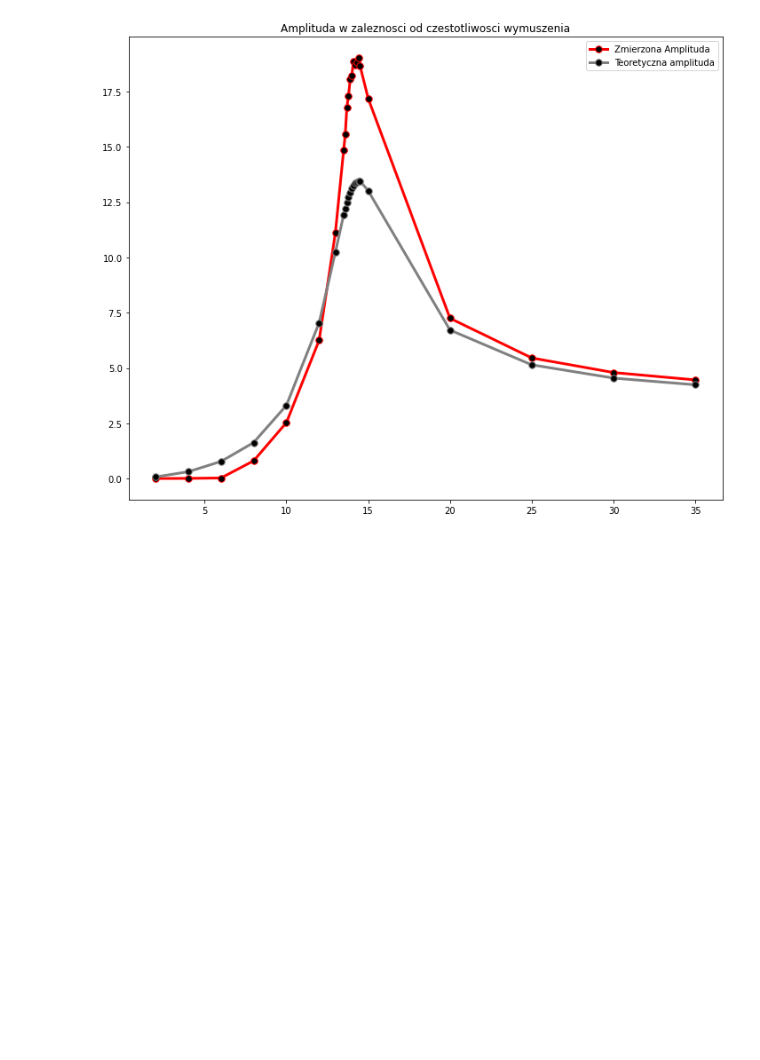
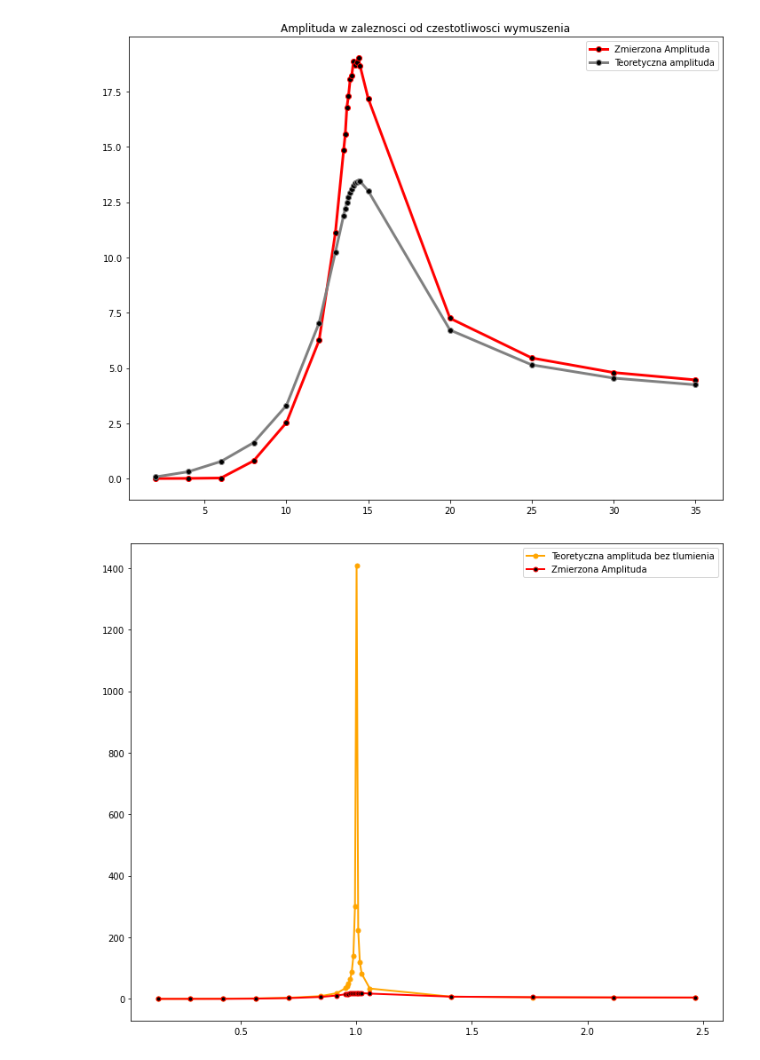
Before and after one commit to NotSirius-A/mechanika, a Jupyter notebook: mechanika.ipynb, the cells around one changed output. Saved outputs shown, nothing was run; the diff lists cells and outputs as text; code cells hidden in the pictures; blank space fills up the shorter version.

```diff
--- a/mechanika.ipynb
+++ b/mechanika.ipynb
@@ -70,7 +63,7 @@ amplitudy_abs
 fig, ax = plt.subplots()
 ax.clear()
 x = df_swobodne["Czas"]
-y = [round(log(i),3) for i in amplitudy_abs]
+y = [round(log(i),3) for i in df_swobodne["Amplituda"]]
 ax.plot(x, y, color='grey', linewidth=3, marker=".", markersize=15, markerfacecolor='red', label="Zmierzona amplituda")
 plt.rcParams['figure.figsize'] = [10, 8]
 plt.rcParams["figure.autolayout"] = True
@@ -151,3 +144,16 @@ plt.legend()
 plt.show()
 # %% [output]
 [figure]
+# %%
+fig, ax = plt.subplots()
+x = df_wymuszone["W/a"]
+y = df_wymuszone["A"]
+ax.plot(x, y, color='orange', linewidth=2, marker=".", markersize=10, markerfacecolor='orange', label="Teoretyczna amplituda bez tlumienia")
+
+y = df_wymuszone["Amplituda"]
+ax.plot(x, y, color='r', linewidth=2, marker=".", markersize=10, markerfacecolor='black', label="Zmierzona Amplituda")
+
+plt.legend()
+plt.show()
+# %% [output]
+[figure, added]
```
Also changed, not shown: parts of 5 cells of this notebook.
